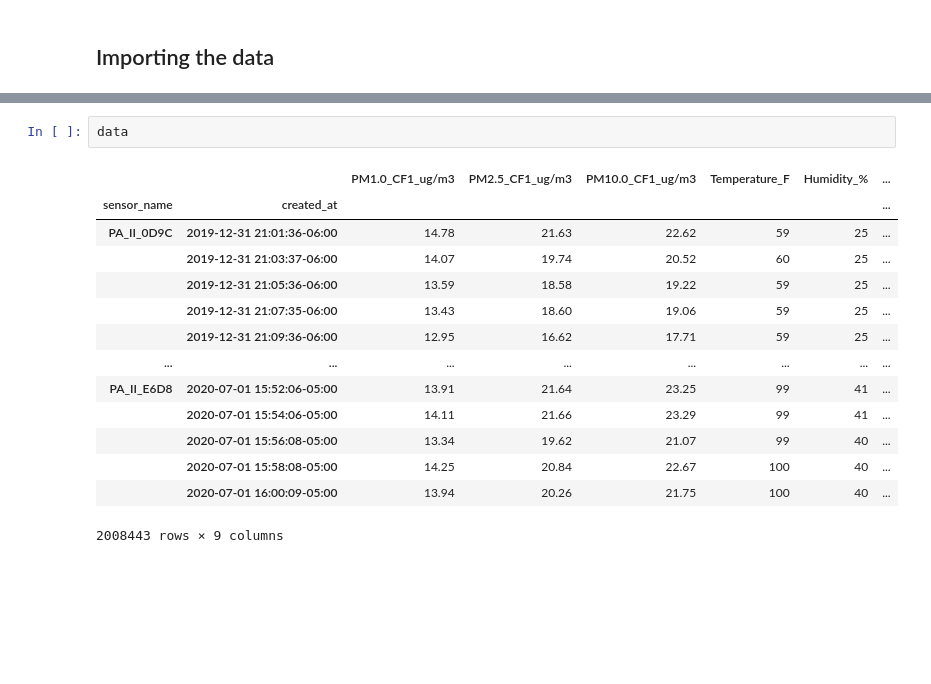
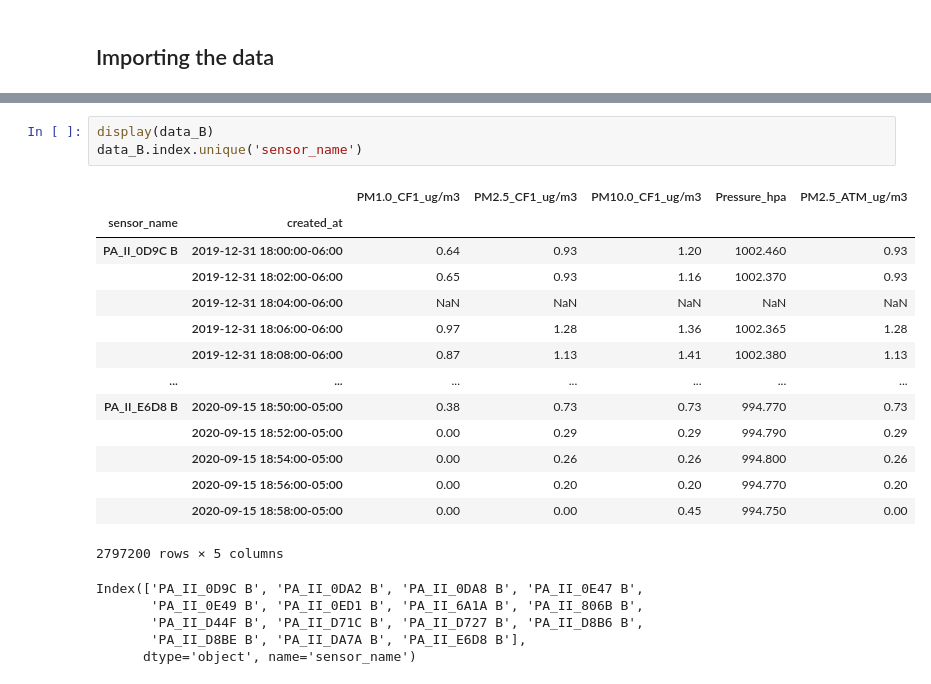
Before and after one commit to intelligent-environments-lab/bleed-orange-measure-purple, a Jupyter notebook: notebooks/3.0-cjl-visualization-purpleair-timeseries.ipynb, the cells around one changed output, grey strips where cells are left out. Saved outputs shown, nothing was run; the diff lists cells and outputs as text; blank space fills up the shorter version.

```diff
--- a/notebooks/3.0-cjl-visualization-purpleair-timeseries.ipynb
+++ b/notebooks/3.0-cjl-visualization-purpleair-timeseries.ipynb
@@ -61,17 +31,23 @@ data.loc[('PA_II_0D9C','2020-02-05'),:]
-# %%
-data
-# %% [output]
-|  |  | PM1.0_CF1_ug/m3 | PM2.5_CF1_ug/m3 | PM10.0_CF1_ug/m3 | Temperature_F | Humidity_% | ... |
-| sensor_name | created_at |  |  |  |  |  | ... |
-| PA_II_0D9C | 2019-12-31 21:01:36-06:00 | 14.78 | 21.63 | 22.62 | 59 | 25 | ... |
-|  | 2019-12-31 21:03:37-06:00 | 14.07 | 19.74 | 20.52 | 60 | 25 | ... |
-|  | 2019-12-31 21:05:36-06:00 | 13.59 | 18.58 | 19.22 | 59 | 25 | ... |
-|  | 2019-12-31 21:07:35-06:00 | 13.43 | 18.60 | 19.06 | 59 | 25 | ... |
-|  | 2019-12-31 21:09:36-06:00 | 12.95 | 16.62 | 17.71 | 59 | 25 | ... |
-| ... | ... | ... | ... | ... | ... | ... | ... |
-| PA_II_E6D8 | 2020-07-01 15:52:06-05:00 | 13.91 | 21.64 | 23.25 | 99 | 41 | ... |
-|  | 2020-07-01 15:54:06-05:00 | 14.11 | 21.66 | 23.29 | 99 | 41 | ... |
-|  | 2020-07-01 15:56:08-05:00 | 13.34 | 19.62 | 21.07 | 99 | 40 | ... |
-|  | 2020-07-01 15:58:08-05:00 | 14.25 | 20.84 | 22.67 | 100 | 40 | ... |
-|  | 2020-07-01 16:00:09-05:00 | 13.94 | 20.26 | 21.75 | 100 | 40 | ... |
-2008443 rows × 9 columns
+# %%
+display(data_B)
+data_B.index.unique('sensor_name')
+# %% [output]
+|  |  | PM1.0_CF1_ug/m3 | PM2.5_CF1_ug/m3 | PM10.0_CF1_ug/m3 | Pressure_hpa | PM2.5_ATM_ug/m3 |
+| sensor_name | created_at |  |  |  |  |  |
+| PA_II_0D9C B | 2019-12-31 18:00:00-06:00 | 0.64 | 0.93 | 1.20 | 1002.460 | 0.93 |
+|  | 2019-12-31 18:02:00-06:00 | 0.65 | 0.93 | 1.16 | 1002.370 | 0.93 |
+|  | 2019-12-31 18:04:00-06:00 | NaN | NaN | NaN | NaN | NaN |
+|  | 2019-12-31 18:06:00-06:00 | 0.97 | 1.28 | 1.36 | 1002.365 | 1.28 |
+|  | 2019-12-31 18:08:00-06:00 | 0.87 | 1.13 | 1.41 | 1002.380 | 1.13 |
+| ... | ... | ... | ... | ... | ... | ... |
+| PA_II_E6D8 B | 2020-09-15 18:50:00-05:00 | 0.38 | 0.73 | 0.73 | 994.770 | 0.73 |
+|  | 2020-09-15 18:52:00-05:00 | 0.00 | 0.29 | 0.29 | 994.790 | 0.29 |
+|  | 2020-09-15 18:54:00-05:00 | 0.00 | 0.26 | 0.26 | 994.800 | 0.26 |
+|  | 2020-09-15 18:56:00-05:00 | 0.00 | 0.20 | 0.20 | 994.770 | 0.20 |
+|  | 2020-09-15 18:58:00-05:00 | 0.00 | 0.00 | 0.45 | 994.750 | 0.00 |
+2797200 rows × 5 columns
+Index(['PA_II_0D9C B', 'PA_II_0DA2 B', 'PA_II_0DA8 B', 'PA_II_0E47 B',
+       'PA_II_0E49 B', 'PA_II_0ED1 B', 'PA_II_6A1A B', 'PA_II_806B B',
+       'PA_II_D44F B', 'PA_II_D71C B', 'PA_II_D727 B', 'PA_II_D8B6 B',
+       'PA_II_D8BE B', 'PA_II_DA7A B', 'PA_II_E6D8 B'],
+      dtype='object', name='sensor_name')
```
Also changed, not shown: parts of 19 cells of this notebook, 1 other file.
